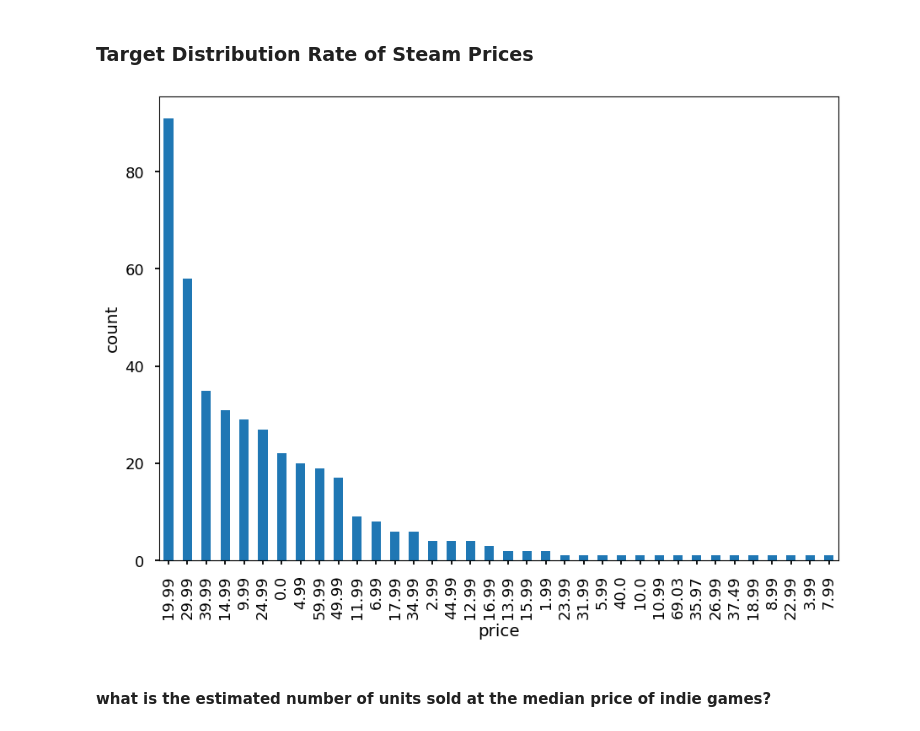
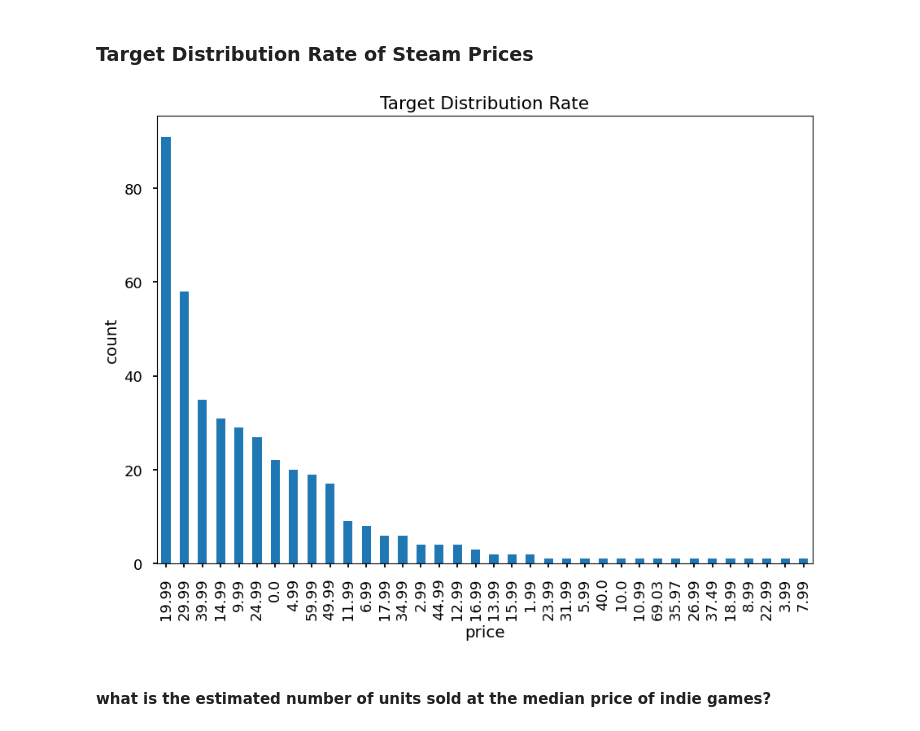
Before and after one commit to hypothetical-lemon/COMP4448, a Jupyter notebook: final_project.ipynb, the cells around one changed output. Cells and saved outputs as stored; diff of their text form; code cells hidden in the pictures.

```diff
--- a/final_project.ipynb
+++ b/final_project.ipynb
@@ -623,9 +623,9 @@ There are exceptions to this rule. For example, Elden Ring, which recently hit 1
 # %% [markdown]
 ### Target Distribution Rate of Steam Prices
 # %%
-clean_df['price'].value_counts().plot.bar(ylabel='count', xlabel='price');
+clean_df['price'].value_counts().plot.bar(ylabel='count', xlabel='price').set_title('Target Distribution Rate');
 # %% [output]
-[figure, old version]
+[figure, new version]
 # %% [markdown]
 #### what is the estimated number of units sold at the median price of indie games?
 # %%
```
Also changed, not shown: parts of 8 cells of this notebook, 1 other file.
